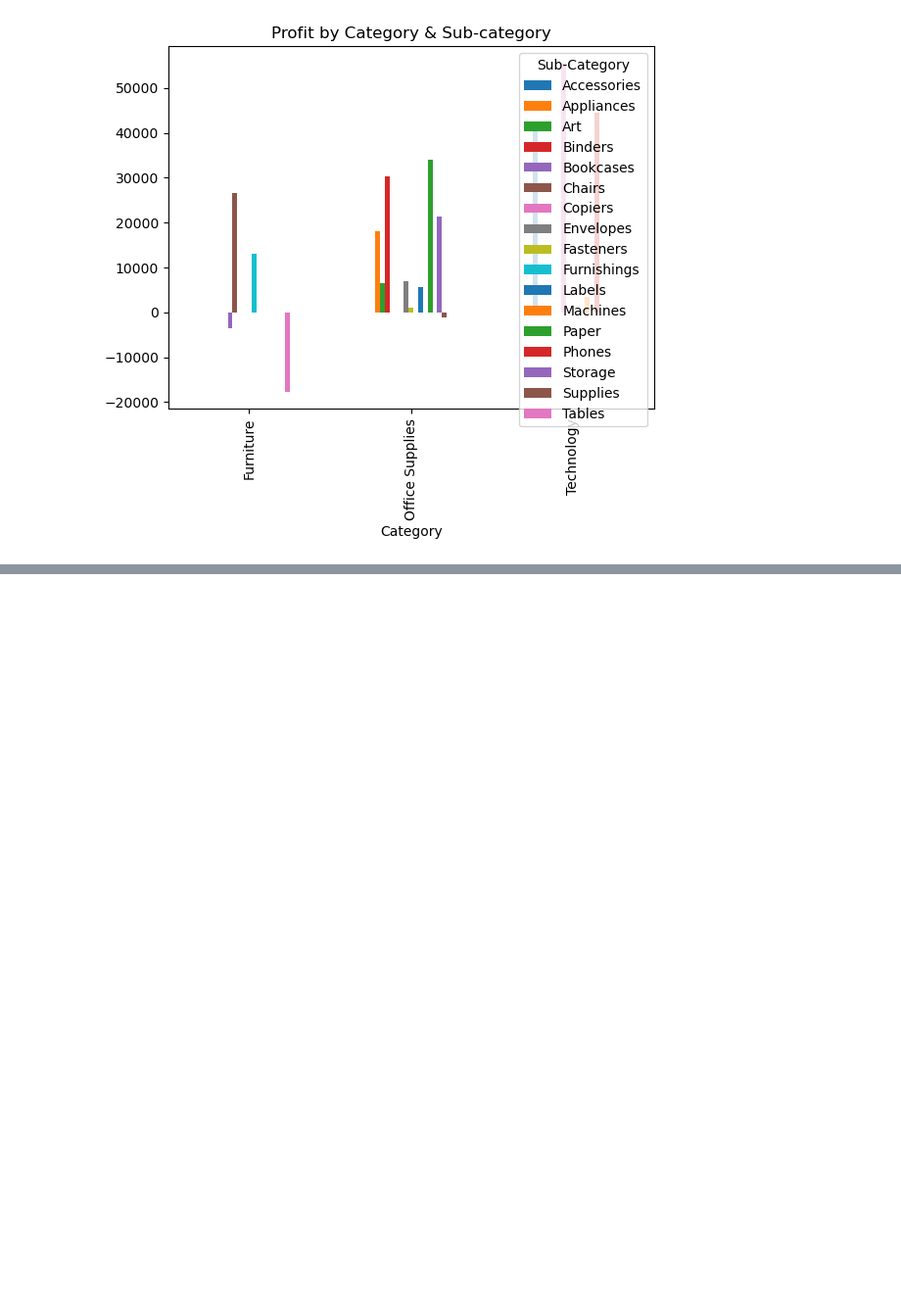
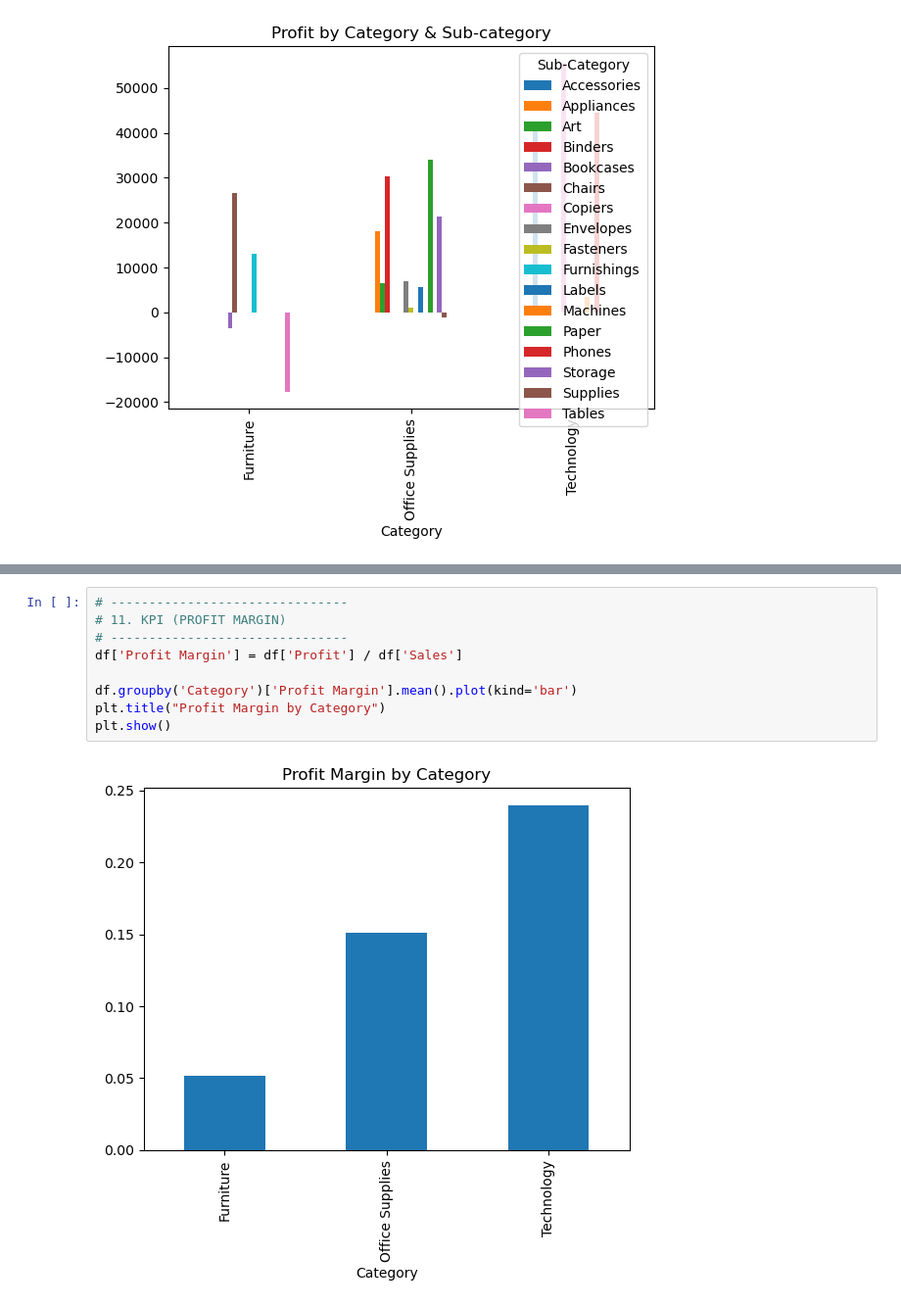
Before and after one commit to om1dev/Sales_Optimization, a Jupyter notebook: notebooks/data_insights.ipynb, the cells around one changed output, grey strips where cells are left out. Shown at 98% size. Cells and saved outputs as stored; diff of their text form; blank space fills up the shorter version.

```diff
--- a/notebooks/data_insights.ipynb
+++ b/notebooks/data_insights.ipynb
@@ -263,0 +293,11 @@ plt.show()
+# %%
+# -------------------------------
+# 11. KPI (PROFIT MARGIN)
+# -------------------------------
+df['Profit Margin'] = df['Profit'] / df['Sales']
+
+df.groupby('Category')['Profit Margin'].mean().plot(kind='bar')
+plt.title("Profit Margin by Category")
+plt.show()
+# %% [output]
+[figure, added]
```
Also changed, not shown: parts of 7 cells of this notebook, 2 other files.
